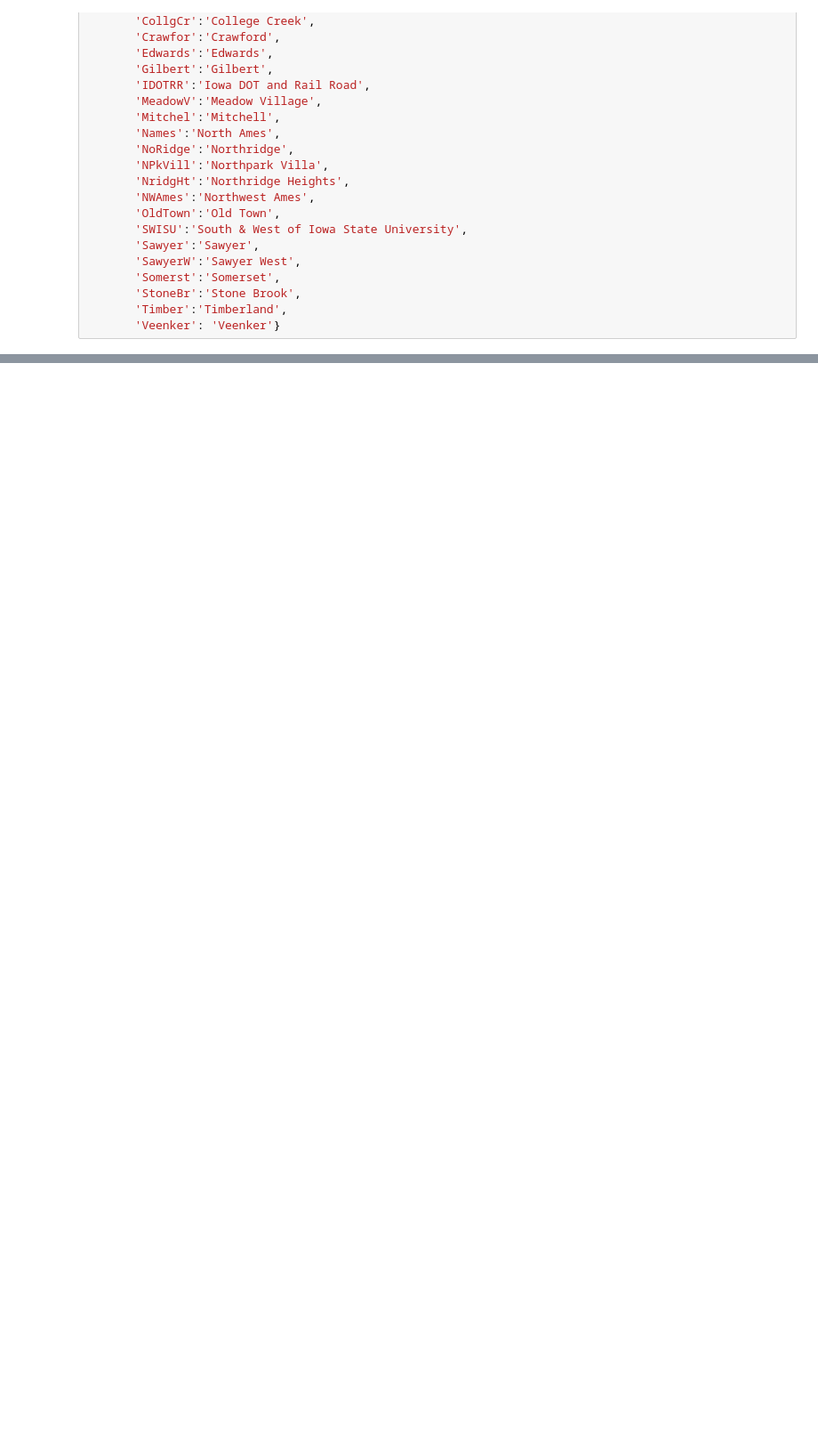
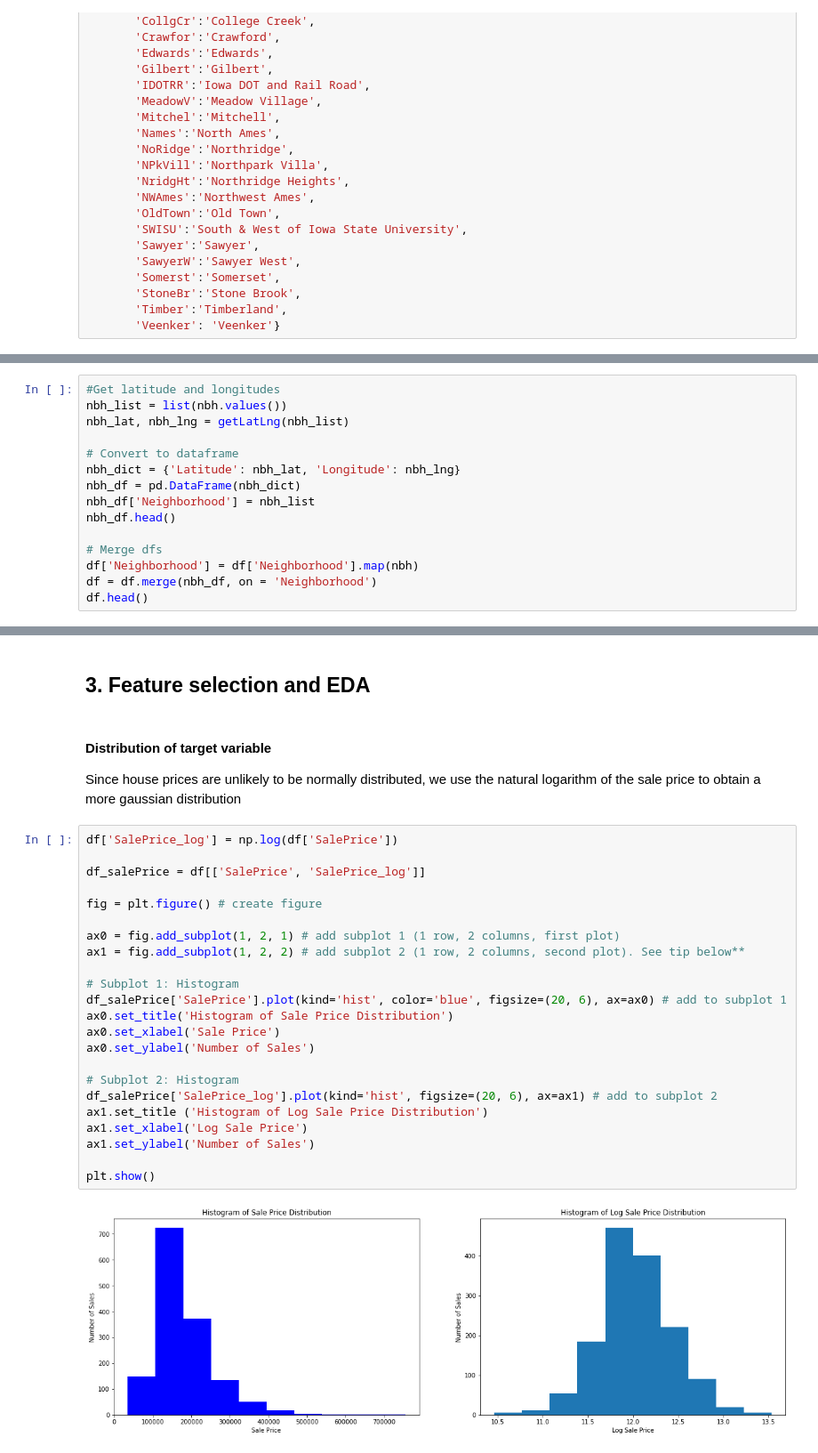
Before and after one commit to sfjep/IBM_Course_CapstonProject, a Jupyter notebook: CapstoneProject - The Battle of Neighborhoods - Week 2.ipynb, the cells around one changed output, grey strips where cells are left out. Shown at 89% size. Cells and saved outputs as stored; diff of their text form; blank space fills up the shorter version.

Commit message:
Added data collection and cleaning

```diff
--- a/CapstoneProject - The Battle of Neighborhoods - Week 2.ipynb
+++ b/CapstoneProject - The Battle of Neighborhoods - Week 2.ipynb
@@ -78,0 +122,15 @@ nbh = {'Blmngtn': 'Bloomington Heights',
+# %%
+#Get latitude and longitudes
+nbh_list = list(nbh.values())
+nbh_lat, nbh_lng = getLatLng(nbh_list)
+
+# Convert to dataframe
+nbh_dict = {'Latitude': nbh_lat, 'Longitude': nbh_lng}
+nbh_df = pd.DataFrame(nbh_dict)
+nbh_df['Neighborhood'] = nbh_list
+nbh_df.head()
+
+# Merge dfs
+df['Neighborhood'] = df['Neighborhood'].map(nbh)
+df = df.merge(nbh_df, on = 'Neighborhood')
+df.head()
@@ -78,0 +211,30 @@ nbh = {'Blmngtn': 'Bloomington Heights',
+# %% [markdown]
+## 3. Feature selection and EDA
+# %% [markdown]
+#### Distribution of target variable
+Since house prices are unlikely to be normally distributed, we use the natural logarithm of the sale price to obtain a more gaussian distribution
+# %%
+df['SalePrice_log'] = np.log(df['SalePrice'])
+
+df_salePrice = df[['SalePrice', 'SalePrice_log']]
+
+fig = plt.figure() # create figure
+
+ax0 = fig.add_subplot(1, 2, 1) # add subplot 1 (1 row, 2 columns, first plot)
+ax1 = fig.add_subplot(1, 2, 2) # add subplot 2 (1 row, 2 columns, second plot). See tip below**
+
+# Subplot 1: Histogram
+df_salePrice['SalePrice'].plot(kind='hist', color='blue', figsize=(20, 6), ax=ax0) # add to subplot 1
+ax0.set_title('Histogram of Sale Price Distribution')
+ax0.set_xlabel('Sale Price')
+ax0.set_ylabel('Number of Sales')
+
+# Subplot 2: Histogram
+df_salePrice['SalePrice_log'].plot(kind='hist', figsize=(20, 6), ax=ax1) # add to subplot 2
+ax1.set_title ('Histogram of Log Sale Price Distribution')
+ax1.set_xlabel('Log Sale Price')
+ax1.set_ylabel('Number of Sales')
+
+plt.show()
+# %% [output]
+[figure, added]
```
Also changed, not shown: parts of 37 cells of this notebook, 2 other files.
